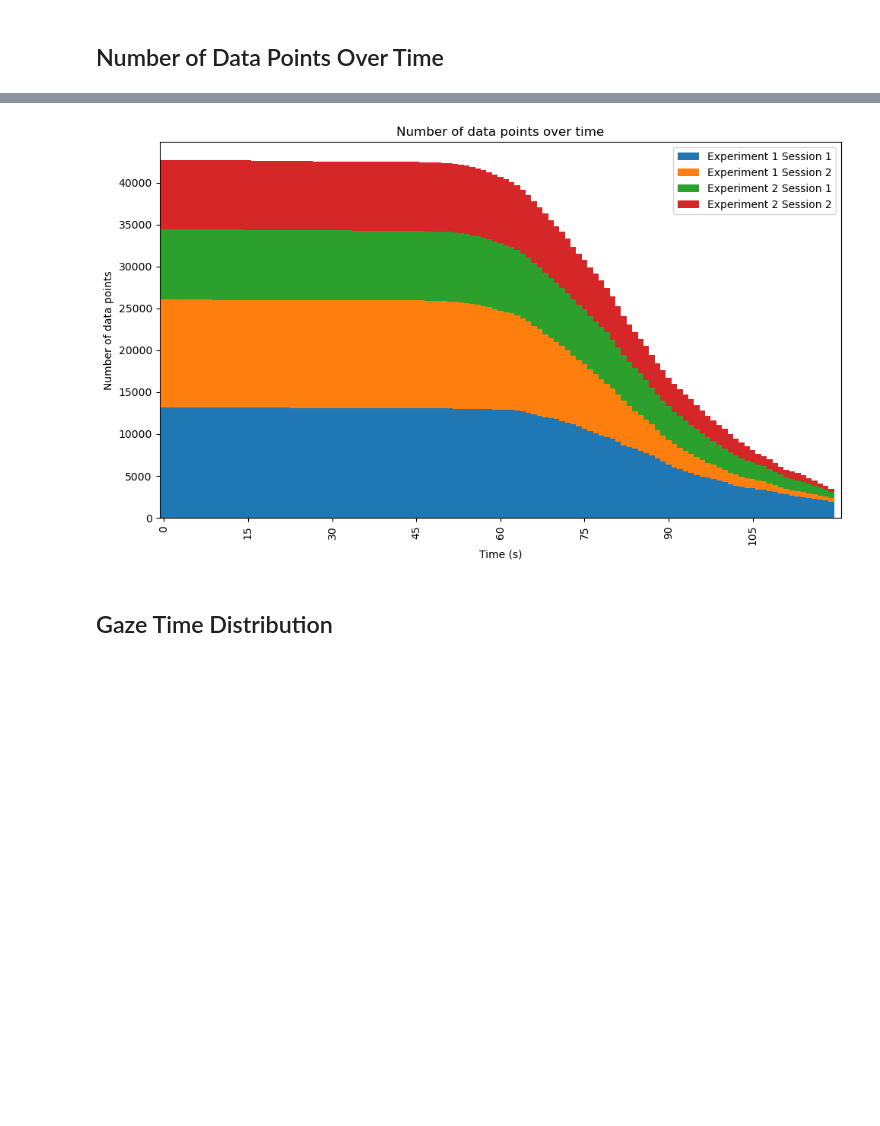
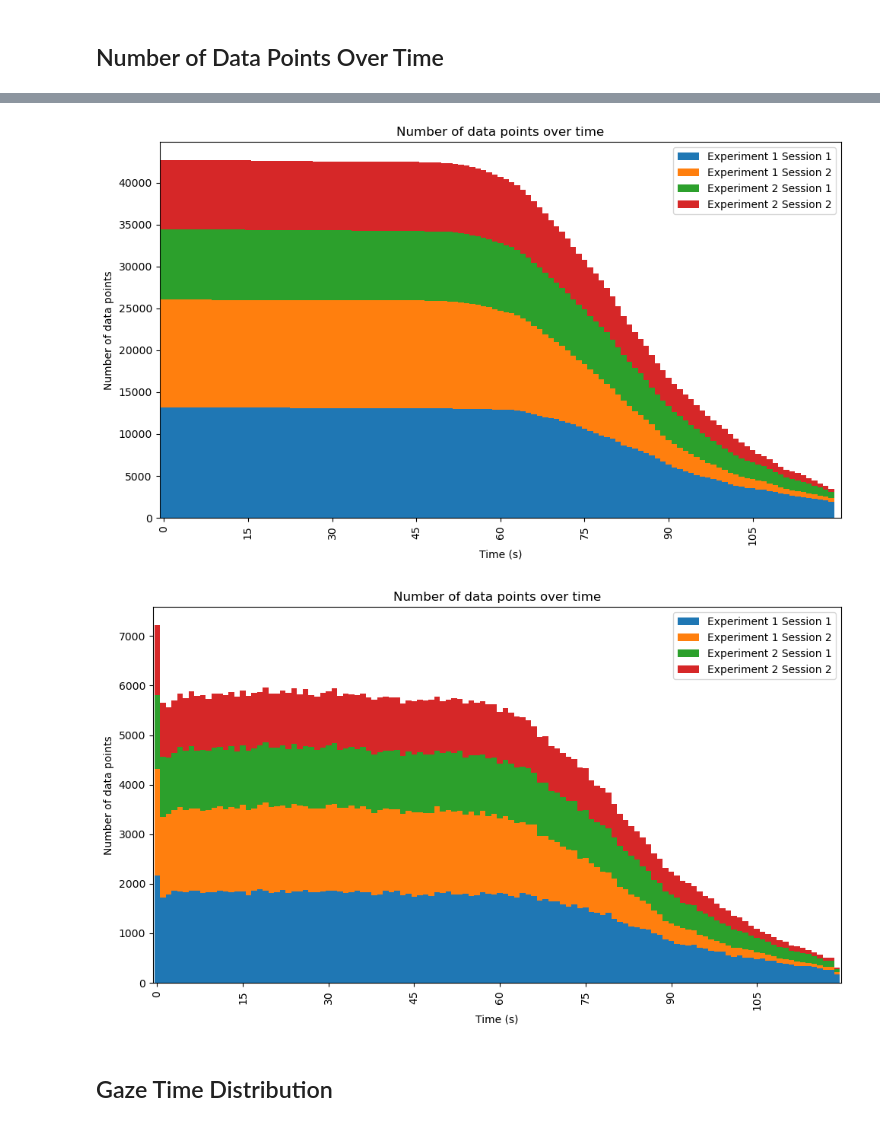
Before and after one commit to ArnaudPoletto/cs-599-window-views-visual-attention, a Jupyter notebook: notebooks/processed_eye_tracking_analysis.ipynb, the cells around one changed output, grey strips where cells are left out. Cells and saved outputs as stored; diff of their text form; code cells hidden in the pictures; blank space fills up the shorter version.

Commit message:
add fixation initial analysis

```diff
--- a/notebooks/processed_eye_tracking_analysis.ipynb
+++ b/notebooks/processed_eye_tracking_analysis.ipynb
@@ -48,6 +51,7 @@ interpolated_data.head()
 | 4 | 1 | 1 | 1 | 1 | 0.744536 | 0.727207 | 4574.4320 | 2233.9805 | 8492802345700000000 | ... |
 # %%
 fixation_data = get_eye_tracking_data(fixation=True)
+fixation_data = with_time_since_start_column(fixation_data)
 fixation_data.head()
 # %% [output]
 |  | ExperimentId | SessionId | ParticipantId | SequenceId | X_sc | Y_sc | X_px | Y_px | ... |
@@ -96,9 +100,11 @@ def plot_number_data_points_over_time(
 # %%
 plot_number_data_points_over_time(data)
 plot_number_data_points_over_time(interpolated_data)
+plot_number_data_points_over_time(fixation_data)
 # %% [output]
 [figure]
 [figure]
+[figure, added]
 # %% [markdown]
 ## Gaze Time Distribution
 # %%
```
Also changed, not shown: parts of 11 cells of this notebook, 2 other files.
